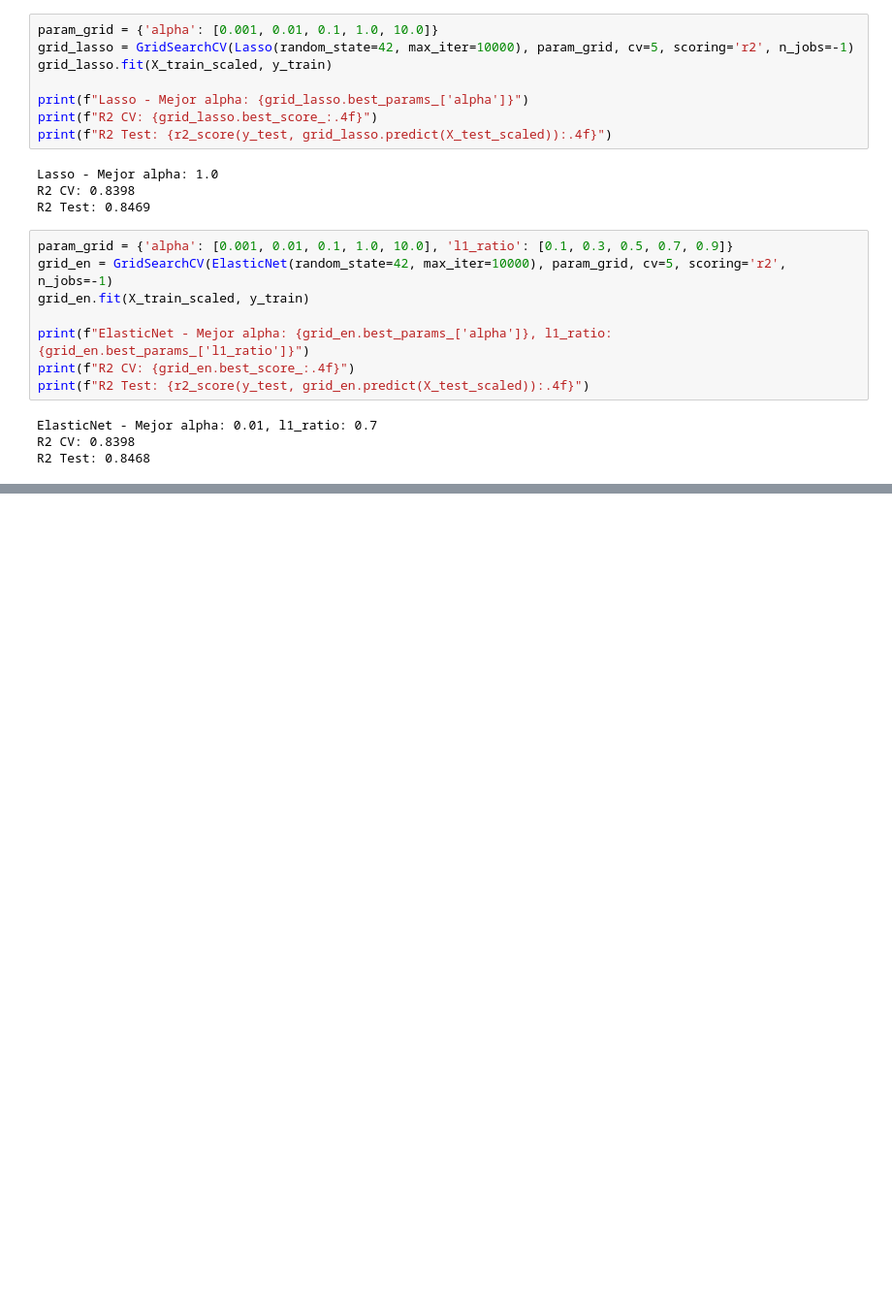
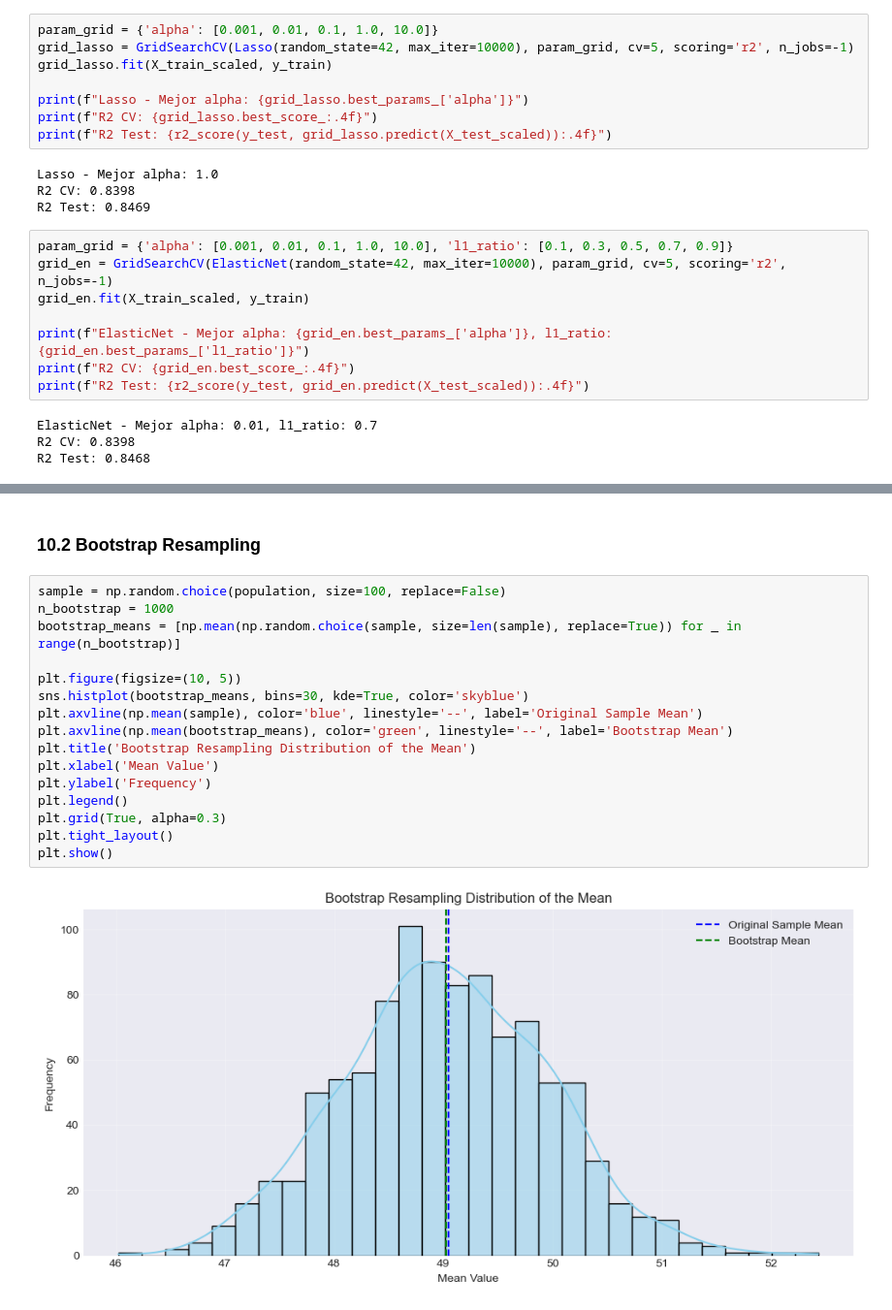
Before and after one commit to jorge-ivan-jimenez-reyes/MachineLearning, a Jupyter notebook: Ejercicio/Ml.ipynb, the cells around one changed output, grey strips where cells are left out. Shown at 97% size. Saved outputs shown, nothing was run; the diff lists cells and outputs as text; blank space fills up the shorter version.

```diff
--- a/Ejercicio/Ml.ipynb
+++ b/Ejercicio/Ml.ipynb
@@ -742,0 +764,20 @@ R2 Test: 0.8468
+# %% [markdown]
+### 10.2 Bootstrap Resampling
+# %%
+sample = np.random.choice(population, size=100, replace=False)
+n_bootstrap = 1000
+bootstrap_means = [np.mean(np.random.choice(sample, size=len(sample), replace=True)) for _ in range(n_bootstrap)]
+
+plt.figure(figsize=(10, 5))
+sns.histplot(bootstrap_means, bins=30, kde=True, color='skyblue')
+plt.axvline(np.mean(sample), color='blue', linestyle='--', label='Original Sample Mean')
+plt.axvline(np.mean(bootstrap_means), color='green', linestyle='--', label='Bootstrap Mean')
+plt.title('Bootstrap Resampling Distribution of the Mean')
+plt.xlabel('Mean Value')
+plt.ylabel('Frequency')
+plt.legend()
+plt.grid(True, alpha=0.3)
+plt.tight_layout()
+plt.show()
+# %% [output]
+[figure, added]
```
Also changed, not shown: parts of 21 cells of this notebook, 28 other files.
